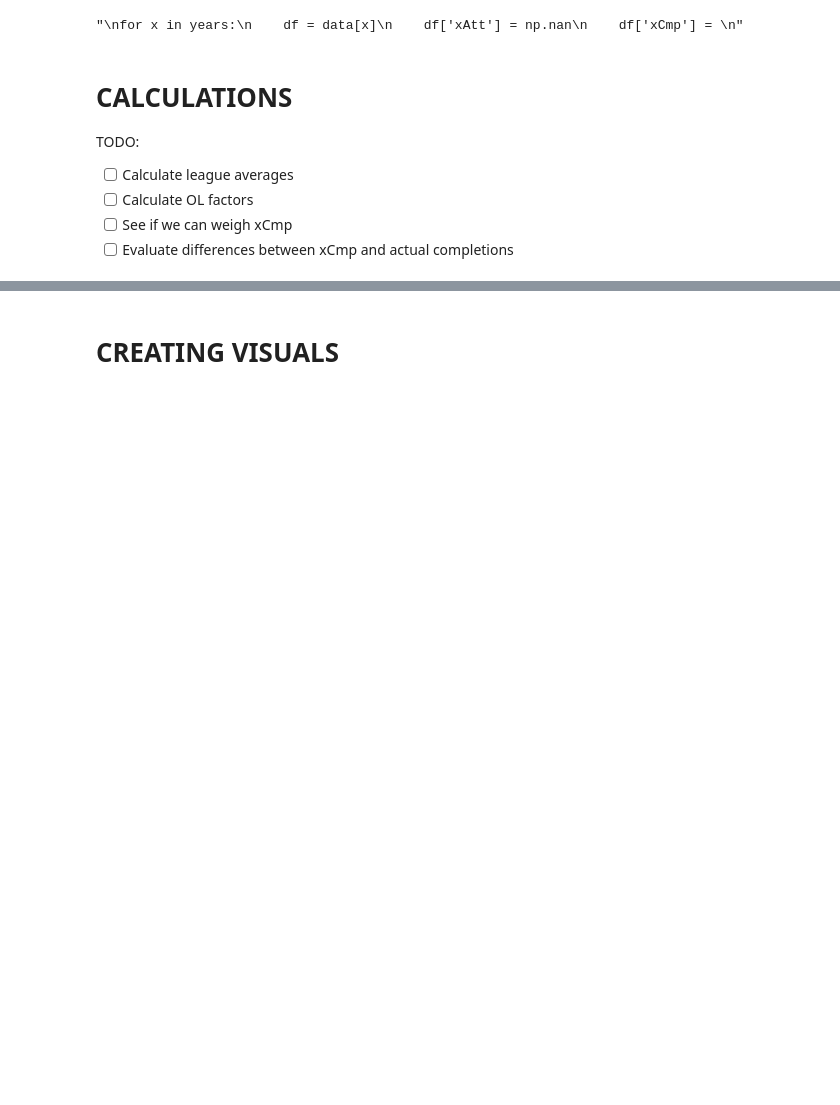
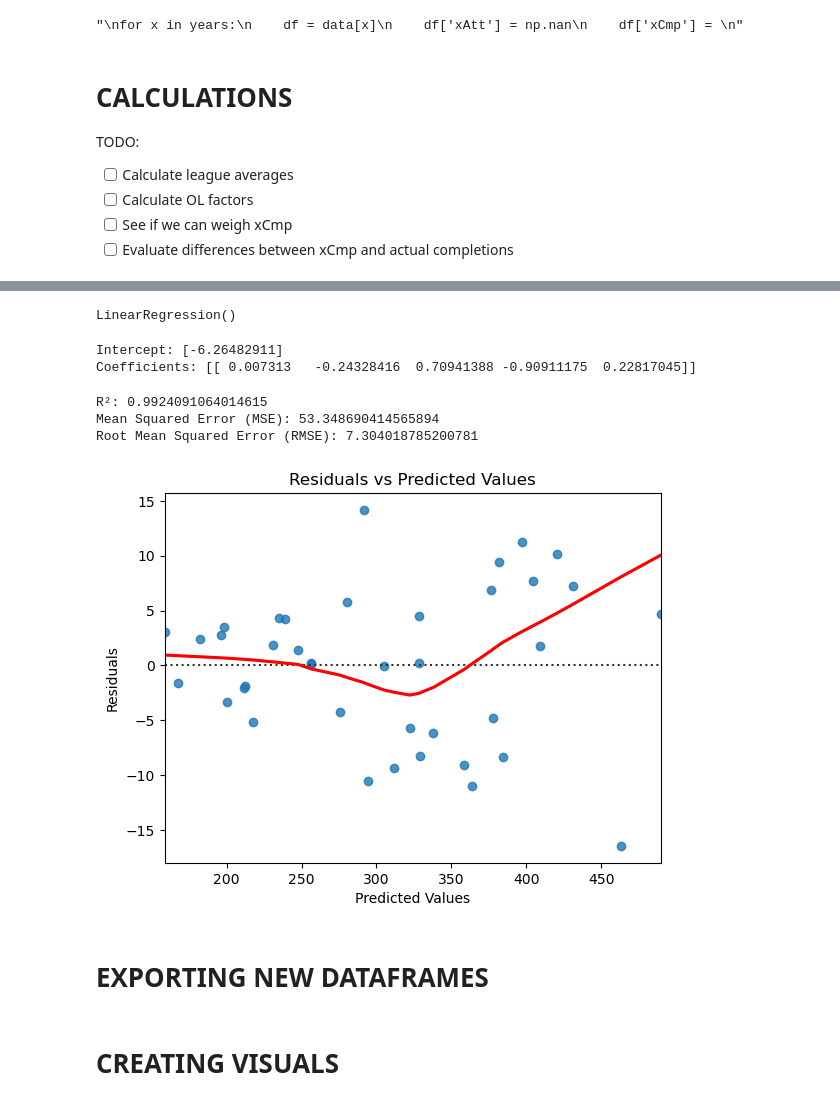
Before and after one commit to Stat-Wars/xCmp, a Jupyter notebook: xCmp.ipynb, the cells around one changed output, grey strips where cells are left out. Drawn from its saved outputs; the diff is of its cells as text; code cells hidden in the pictures; blank space fills up the shorter version.

Commit message:
created xCmp lin reg model

```diff
--- a/xCmp.ipynb
+++ b/xCmp.ipynb
@@ -150,0 +170,50 @@ for x in years:
+# %%
+# Create X and y
+
+X = data_total[['pass_throwaways', 'pass_poor_throws', 'pass_on_target', 'pass_drops', 'xAtt']]
+y = data_total[['pass_cmp']]
+# %%
+X_train, X_test, y_train, y_test = train_test_split(X, y, test_size=0.2, random_state=42)
+# %%
+xCmpLinRegModel = LinearRegression()
+
+xCmpLinRegModel.fit(X_train, y_train)
+# %% [output]
+LinearRegression()
+# %%
+y_pred = xCmpLinRegModel.predict(X_test)
+# %%
+print(f"Intercept: {xCmpLinRegModel.intercept_}")
+print(f"Coefficients: {xCmpLinRegModel.coef_}")
+# %% [output]
+Intercept: [-6.26482911]
+Coefficients: [[ 0.007313   -0.24328416  0.70941388 -0.90911175  0.22817045]]
+# %%
+# Calculate R² score
+r2 = r2_score(y_test, y_pred)
+print(f"R²: {r2}")
+
+# Calculate Mean Squared Error (MSE)
+mse = mean_squared_error(y_test, y_pred)
+print(f"Mean Squared Error (MSE): {mse}")
+
+# Calculate Root Mean Squared Error (RMSE)
+rmse = np.sqrt(mse)
+print(f"Root Mean Squared Error (RMSE): {rmse}")
+# %% [output]
+R²: 0.9924091064014615
+Mean Squared Error (MSE): 53.348690414565894
+Root Mean Squared Error (RMSE): 7.304018785200781
+# %%
+
+# Example data (assuming 'X' is the independent variable and 'y' is the dependent variable)
+residuals = y_test - y_pred
+
+# Residual plot for checking linearity assumption
+sns.residplot(x=y_pred, y=residuals, lowess=True, line_kws={'color': 'red'})
+plt.xlabel('Predicted Values')
+plt.ylabel('Residuals')
+plt.title('Residuals vs Predicted Values')
+plt.show() # No clear pattern so probably didn't overfit
+# %% [output]
+[figure, added]
@@ -151,3 +226,5 @@ for x in years:
+# %% [markdown]
+# EXPORTING NEW DATAFRAMES
 # %%
 # Export dfs to CSVs
 
```
Also changed, not shown: parts of 11 cells of this notebook.
